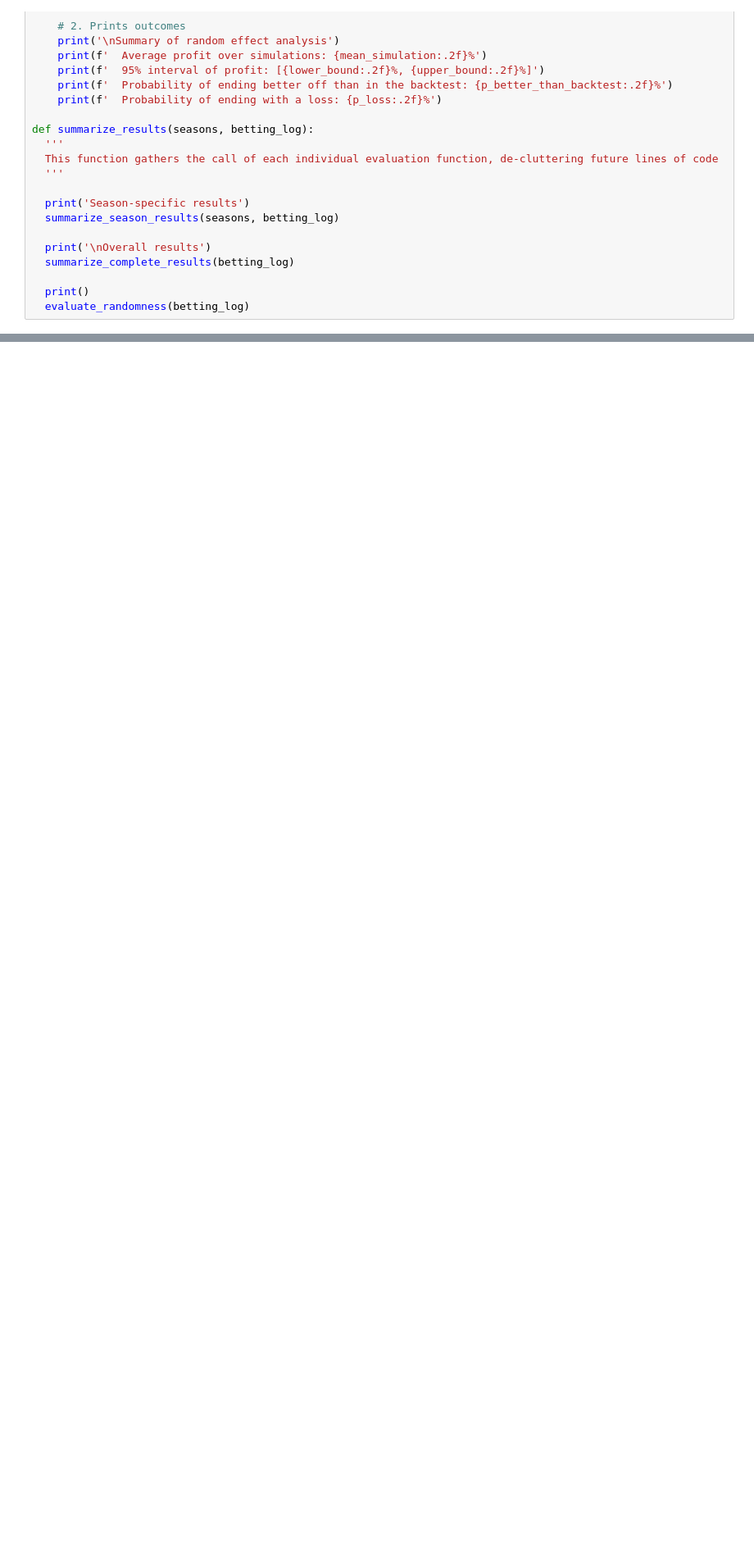
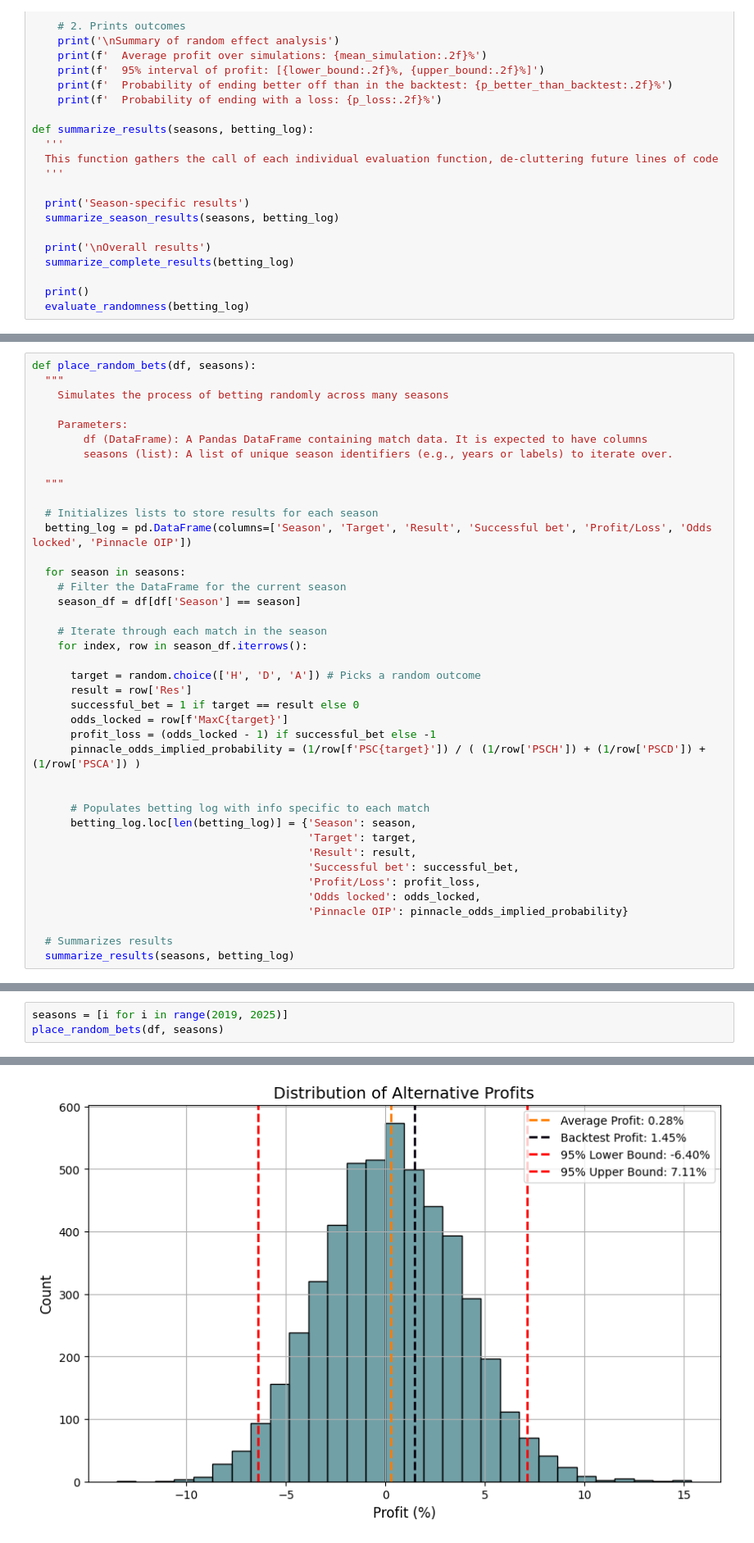
Before and after one commit to FelipeBandeira/capstone, a Jupyter notebook: 1. Baseline case.ipynb, the cells around one changed output, grey strips where cells are left out. Shown: that part at 82% size. Saved outputs shown, nothing was run; the diff lists cells and outputs as text; blank space fills up the shorter version.

```diff
--- a/1. Baseline case.ipynb
+++ b/1. Baseline case.ipynb
@@ -190,0 +199,40 @@ def summarize_results(seasons, betting_log):
+# %%
+def place_random_bets(df, seasons):
+  """
+    Simulates the process of betting randomly across many seasons
+
+    Parameters:
+        df (DataFrame): A Pandas DataFrame containing match data. It is expected to have columns
+        seasons (list): A list of unique season identifiers (e.g., years or labels) to iterate over.
+
+  """
+
+  # Initializes lists to store results for each season
+  betting_log = pd.DataFrame(columns=['Season', 'Target', 'Result', 'Successful bet', 'Profit/Loss', 'Odds locked', 'Pinnacle OIP'])
+
+  for season in seasons:
+    # Filter the DataFrame for the current season
+    season_df = df[df['Season'] == season]
+
+    # Iterate through each match in the season
+    for index, row in season_df.iterrows():
+
+      target = random.choice(['H', 'D', 'A']) # Picks a random outcome
+      result = row['Res']
+      successful_bet = 1 if target == result else 0
+      odds_locked = row[f'MaxC{target}']
+      profit_loss = (odds_locked - 1) if successful_bet else -1
+      pinnacle_odds_implied_probability = (1/row[f'PSC{target}']) / ( (1/row['PSCH']) + (1/row['PSCD']) + (1/row['PSCA']) )
+
+
+      # Populates betting log with info specific to each match
+      betting_log.loc[len(betting_log)] = {'Season': season,
+                                           'Target': target,
+                                           'Result': result,
+                                           'Successful bet': successful_bet,
+                                           'Profit/Loss': profit_loss,
+                                           'Odds locked': odds_locked,
+                                           'Pinnacle OIP': pinnacle_odds_implied_probability}
+
+  # Summarizes results
+  summarize_results(seasons, betting_log)
@@ -190,0 +243,4 @@ def summarize_results(seasons, betting_log):
+# %%
+seasons = [i for i in range(2019, 2025)]
+place_random_bets(df, seasons)
+# %% [output]
@@ -190,0 +264 @@ def summarize_results(seasons, betting_log):
+[figure, added]
```
Also changed, not shown: parts of 8 cells of this notebook.
